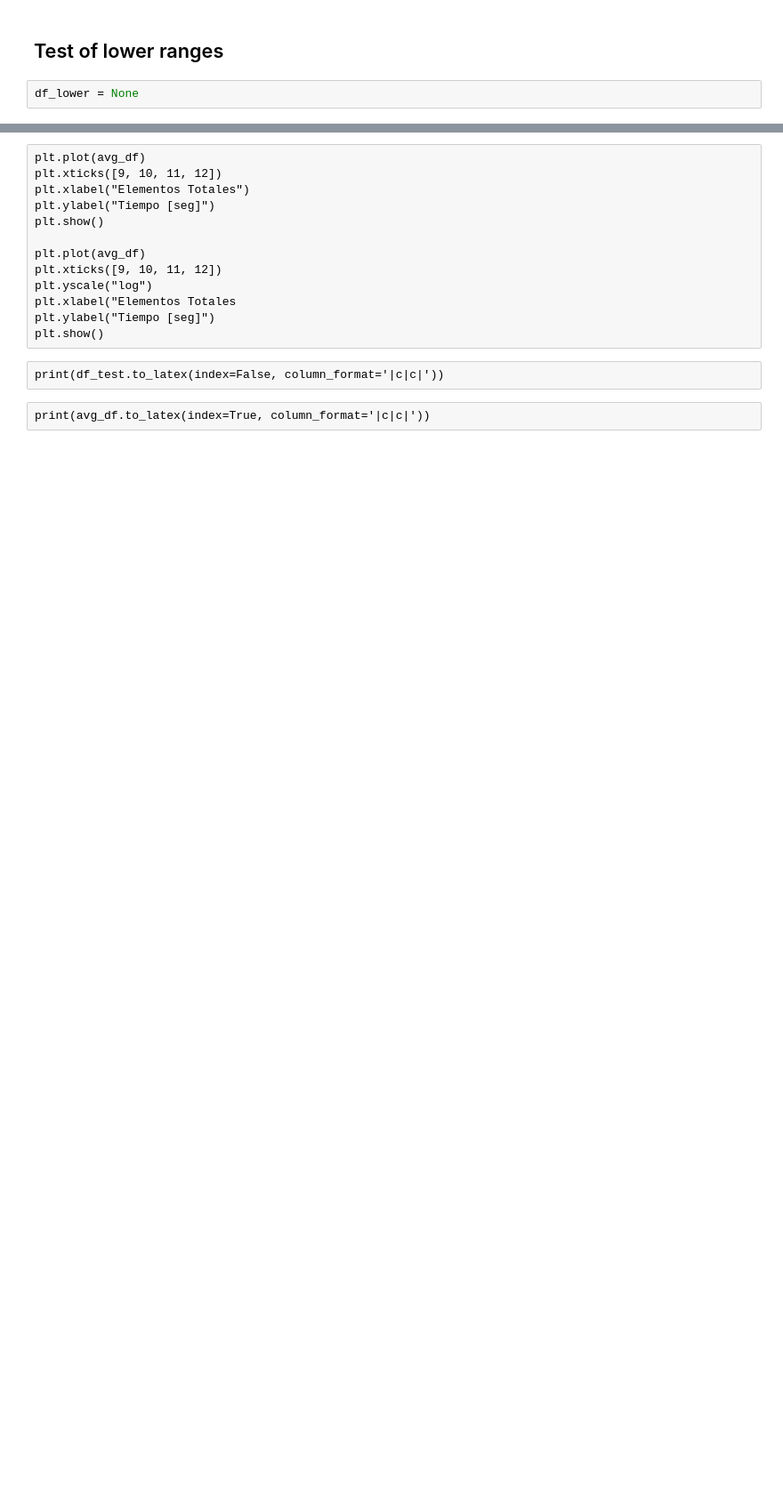
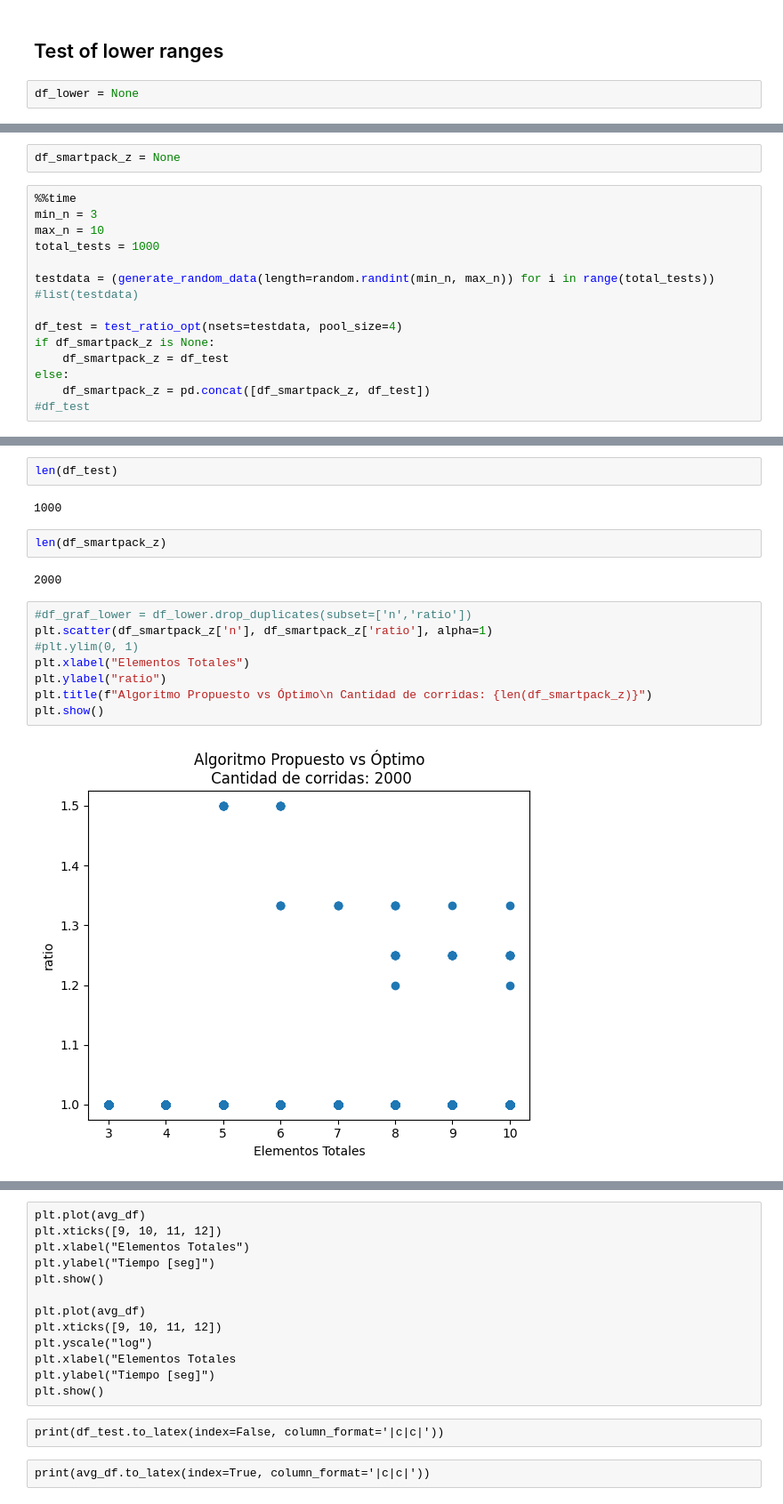
Before and after one commit to aleperno/tda_2023Q1, a Jupyter notebook: tp2/src/notebooks/New Approximation Comparisson.ipynb, the cells around one changed output, grey strips where cells are left out. Shown: that part at 89% size. Drawn from its saved outputs; the diff is of its cells as text; blank space fills up the shorter version.

```diff
--- a/tp2/src/notebooks/New Approximation Comparisson.ipynb
+++ b/tp2/src/notebooks/New Approximation Comparisson.ipynb
@@ -210,0 +306,17 @@ plt.show()
+# %%
+df_smartpack_z = None
+# %%
+%%time
+min_n = 3
+max_n = 10
+total_tests = 1000
+
+testdata = (generate_random_data(length=random.randint(min_n, max_n)) for i in range(total_tests))
+#list(testdata)
+
+df_test = test_ratio_opt(nsets=testdata, pool_size=4)
+if df_smartpack_z is None:
+    df_smartpack_z = df_test
+else:
+    df_smartpack_z = pd.concat([df_smartpack_z, df_test])
+#df_test
@@ -210,0 +326,18 @@ plt.show()
+# %%
+len(df_test)
+# %% [output]
+1000
+# %%
+len(df_smartpack_z)
+# %% [output]
+2000
+# %%
+#df_graf_lower = df_lower.drop_duplicates(subset=['n','ratio'])
+plt.scatter(df_smartpack_z['n'], df_smartpack_z['ratio'], alpha=1)
+#plt.ylim(0, 1)
+plt.xlabel("Elementos Totales")
+plt.ylabel("ratio")
+plt.title(f"Algoritmo Propuesto vs Óptimo\n Cantidad de corridas: {len(df_smartpack_z)}")
+plt.show()
+# %% [output]
+[figure, added]
```
Also changed, not shown: parts of 19 cells of this notebook, 3 other files.
